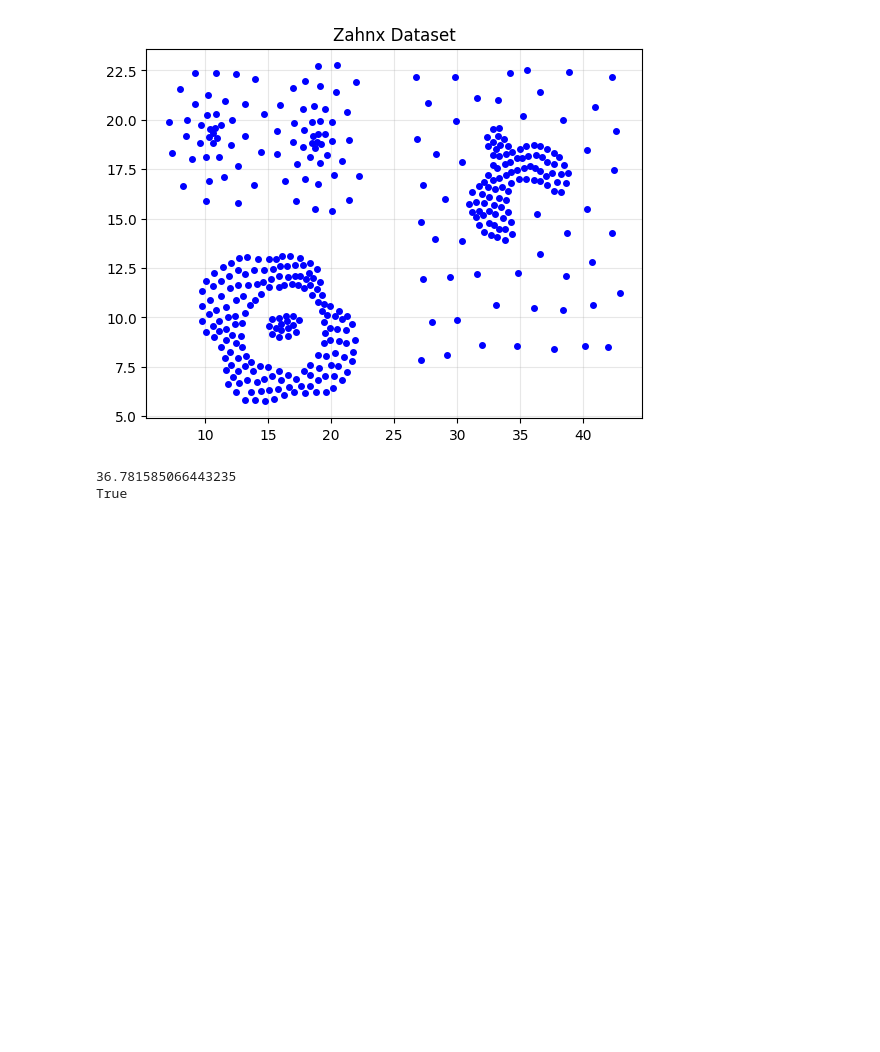
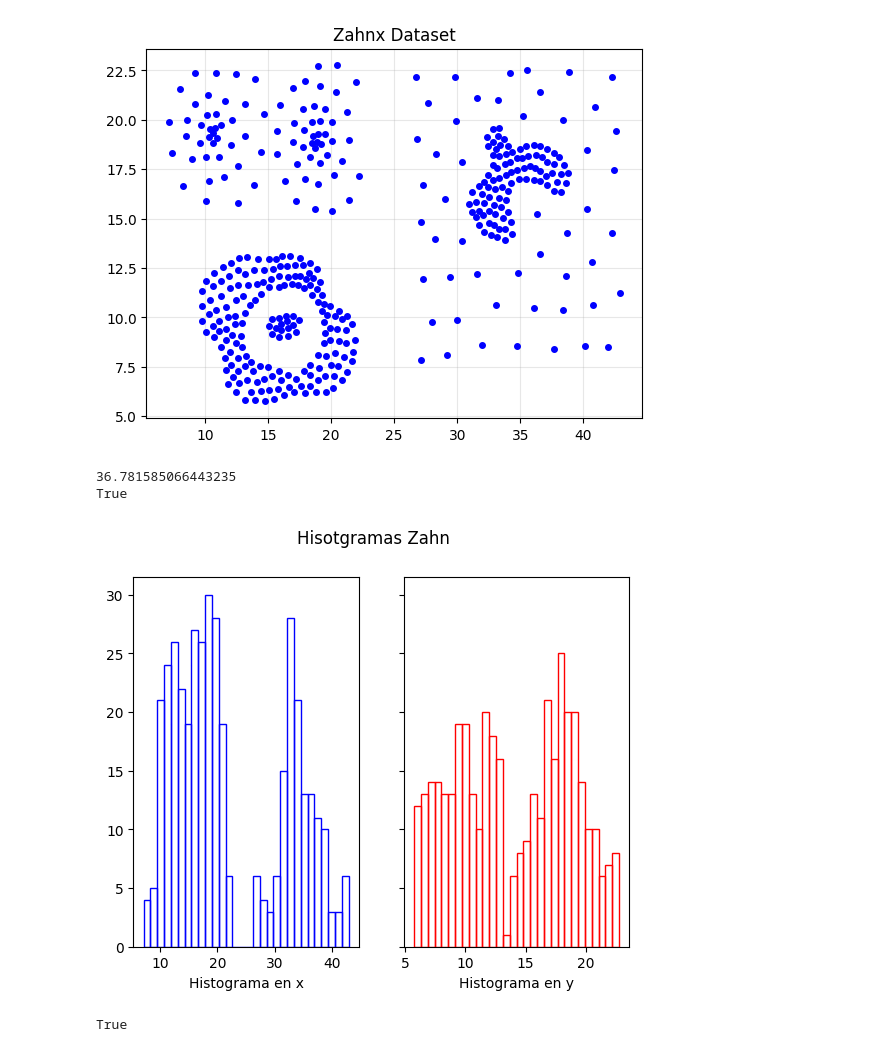
Before and after one commit to Kurocaguama/PCIC, a Jupyter notebook: Detección de Anomalías/Distance Based.ipynb, the cells around one changed output. Cells and saved outputs as stored; diff of their text form; code cells hidden in the pictures; blank space fills up the shorter version.

```diff
--- a/Detección de Anomalías/Distance Based.ipynb
+++ b/Detección de Anomalías/Distance Based.ipynb
@@ -2,7 +2,8 @@
 import pandas as pd
 import matplotlib.pyplot as plt
 
-zahn = pd.read_csv(r'C:\Users\Frank\Desktop\PCIC\Tercer Semestre\zahnx.csv', header = None, sep = '\t', on_bad_lines = 'skip')
+#zahn = pd.read_csv(r'C:\Users\Frank\Desktop\PCIC\Tercer Semestre\zahnx.csv', header = None, sep = '\t', on_bad_lines = 'skip')
+zahn = pd.read_csv(r'C:\Users\FLopezP\Desktop\PCIC\Tercer Semestre\zahnx.csv', header = None, sep = '\t', on_bad_lines = 'skip')
 zahn = zahn.rename(columns = {0:"x", 1:"y"})
 zahn.head()
 # %% [output]
@@ -44,0 +50,33 @@ True
+# %%
+fig, ax = plt.subplots(1, 2, sharey = True)
+ax[0].hist(zahn['x'], bins = 30, fill = False, edgecolor = 'blue')
+ax[1].hist(zahn['y'], bins = 30, fill = False, edgecolor = 'red')
+ax[0].set_xlabel('Histograma en x')
+ax[1].set_xlabel('Histograma en y')
+fig.suptitle('Hisotgramas Zahn')
+plt.show()
+# %% [output]
+[figure, added]
+# %%
+def db_anom(center, dist_r, frac_pi):
+    """
+    Regresa True solo si el centro es anomalía.
+    """
+    close = []
+    far = []
+    for i in range(len(zahn['x'])):
+        current_point = np.array([zahn['x'][i], zahn['y'][i]])
+        dist_to_center = np.linalg.norm(center - current_point)/diam
+        if dist_to_center > dist_r:
+            far.append(current_point)
+        else:
+            close.append(current_point)
+    if len(far)/len(zahn['x']) > frac_pi:
+        return True
+    else:
+        return False
+
+centro = np.array([zahn['x'][5], zahn['y'][5]])
+print(db_anom(centro, r_distancias[2], 0.01))
+# %% [output]
+True
```
Also changed, not shown: parts of 4 cells of this notebook.
